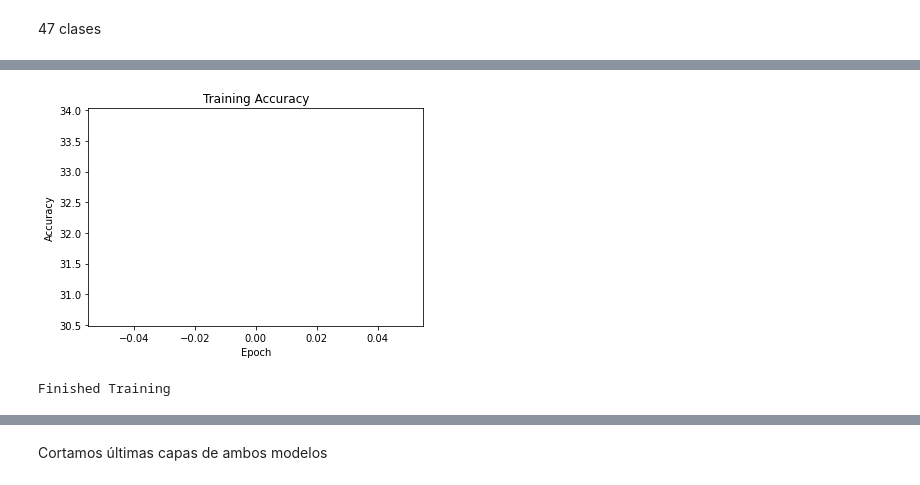
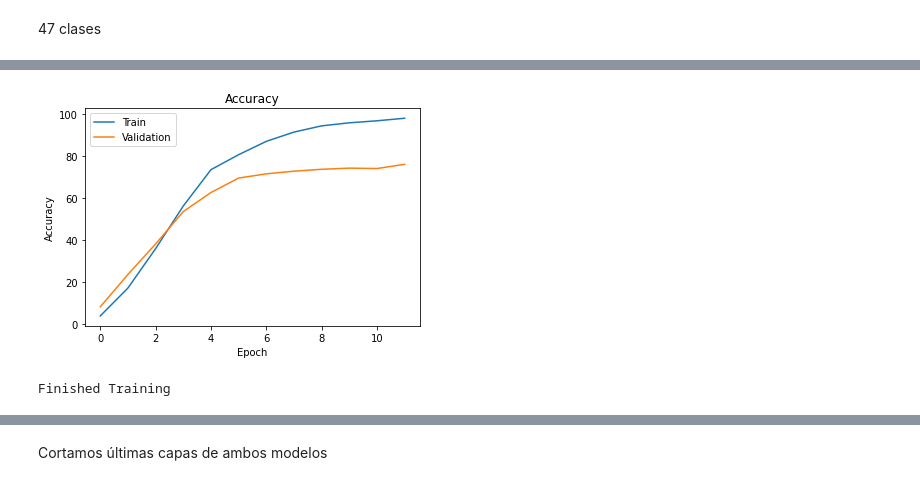
Before and after one commit to David-Carballo/2023w-project-pose, a Jupyter notebook: YogaPostureCV.ipynb, the cells around one changed output, grey strips where cells are left out. Cells and saved outputs as stored; diff of their text form; code cells hidden in the pictures.

```diff
--- a/YogaPostureCV.ipynb
+++ b/YogaPostureCV.ipynb
@@ -291,5 +172,7 @@ class YogaDataset(Dataset):
 
     def __len__(self):
         return len(self.images)
+# %%
+num_classes = 47
 # %% [markdown]
 47 clases
@@ -385,11 +247,18 @@ optimizer = optim.AdamW(model.parameters(), lr = 1e-3, weight_decay = 0.001)
+# %%
+criterion = nn.NLLLoss()
+optimizer = optim.AdamW(
+    [
+        {"params": img_model.features.parameters(), "lr": 1e-5},
+        {"params": img_model.classifier.parameters(), "lr": 1e-4},
+    ],weight_decay = 0.01)
+scheduler = optim.lr_scheduler.StepLR(optimizer, step_size=5, gamma=0.5)
 # %%
-def train(model, train_loader, criterion, optimizer, device, num_epochs):
+def train(model, train_loader, criterion, optimizer, device, num_epochs, num_classes):
 
     model.train()
     train_loss_list = []
     train_acc_list = []
     val_acc_list = []
-
 
     for epoch in range(num_epochs):
         running_loss = 0.0
@@ -414,20 +283,26 @@ def train(model, train_loader, criterion, optimizer, device, num_epochs):
             total += labels.size(0)
             correct += (predicted == labels).sum().item()
 
-            # Print statistics every 10 batches
-            if i % 10 == 9:
-                print('[Epoch %d, Batch %d] Loss: %.3f, Accuracy: %.3f' %
-                      (epoch + 1, i + 1, running_loss / 10, 100 * correct / total))
-                running_loss = 0.0
-                correct = 0
-                total = 0
+        # Update train loss and accuracy once per epoch
+        train_loss = running_loss / len(train_loader)
+        train_acc = 100 * correct / total
+        train_loss_list.append(train_loss)
+        train_acc_list.append(train_acc)
 
-    train_acc = 100 * correct / total
-    train_acc_list.append(train_acc)
+        # Run validation loop once per epoch and update val accuracy
+        val_acc = validate(model, val_loader, criterion, device)
+        val_acc_list.append(val_acc)
+
+        print('[Epoch %d] Train Loss: %.3f, Train Acc: %.3f, Val Acc: %.3f' %
+              (epoch + 1, train_loss, train_acc, val_acc))
+
+    # Plot train and val accuracy once training is finished
     plt.plot(train_acc_list)
-    plt.title("Training Accuracy")
+    plt.plot(val_acc_list)
+    plt.title("Accuracy")
     plt.xlabel("Epoch")
     plt.ylabel("Accuracy")
+    plt.legend(['Train', 'Validation'])
     plt.show()
 
     print('Finished Training')
@@ -663,6 +336,6 @@ def validate(model, val_loader, criterion, device):
 
     return accuracy
 # %%
-num_epochs = 50
-train(model, train_loader, criterion, optimizer, device, num_epochs)
+num_epochs = 12
+train(img_model, train_loader, criterion, optimizer, device, num_epochs, num_classes)
 # %% [output]
@@ -686,2 +359,2 @@ train(model, train_loader, criterion, optimizer, device, num_epochs)
-[figure, old version]
+[figure, new version]
 Finished Training
```
Also changed, not shown: parts of 84 cells of this notebook.
